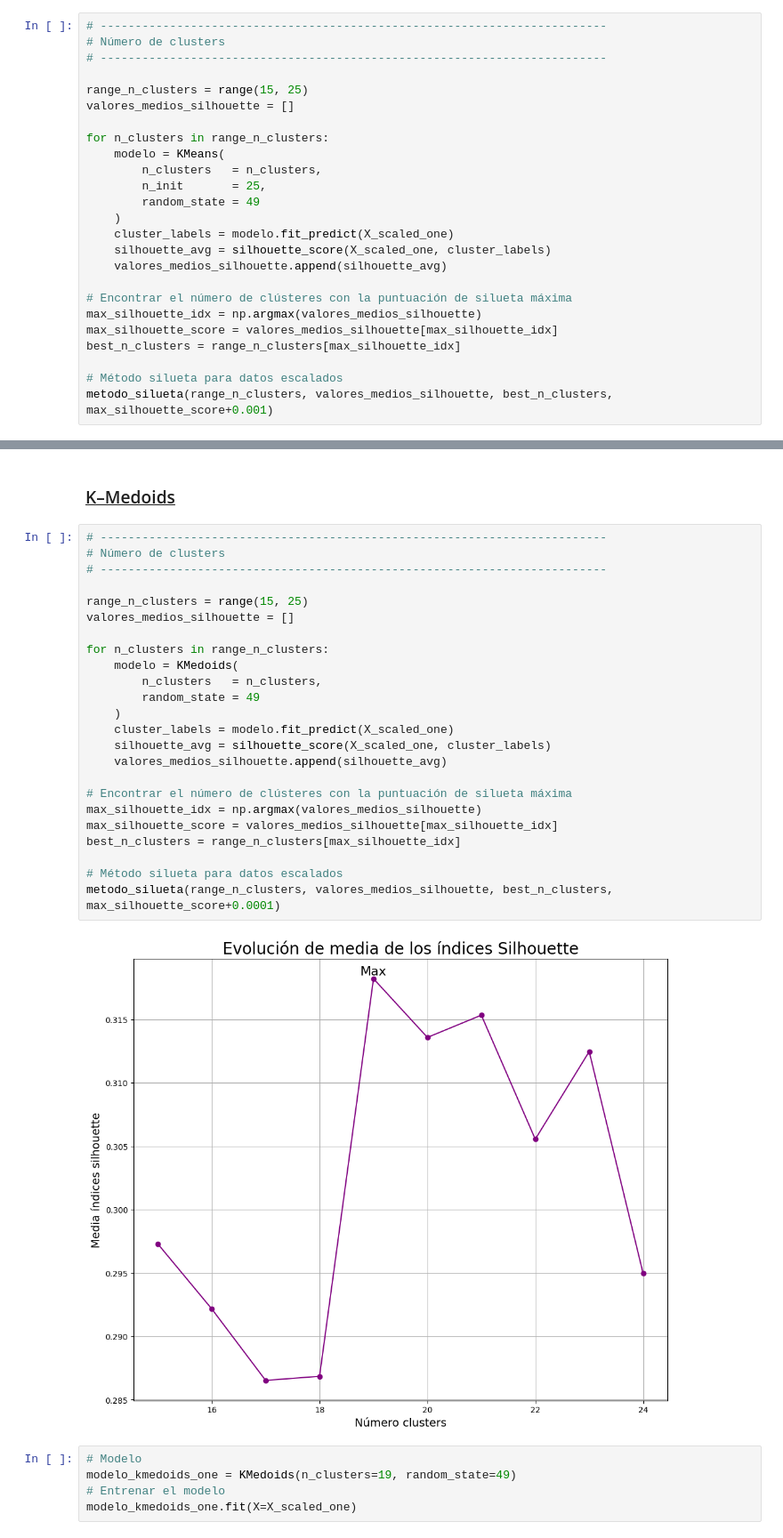
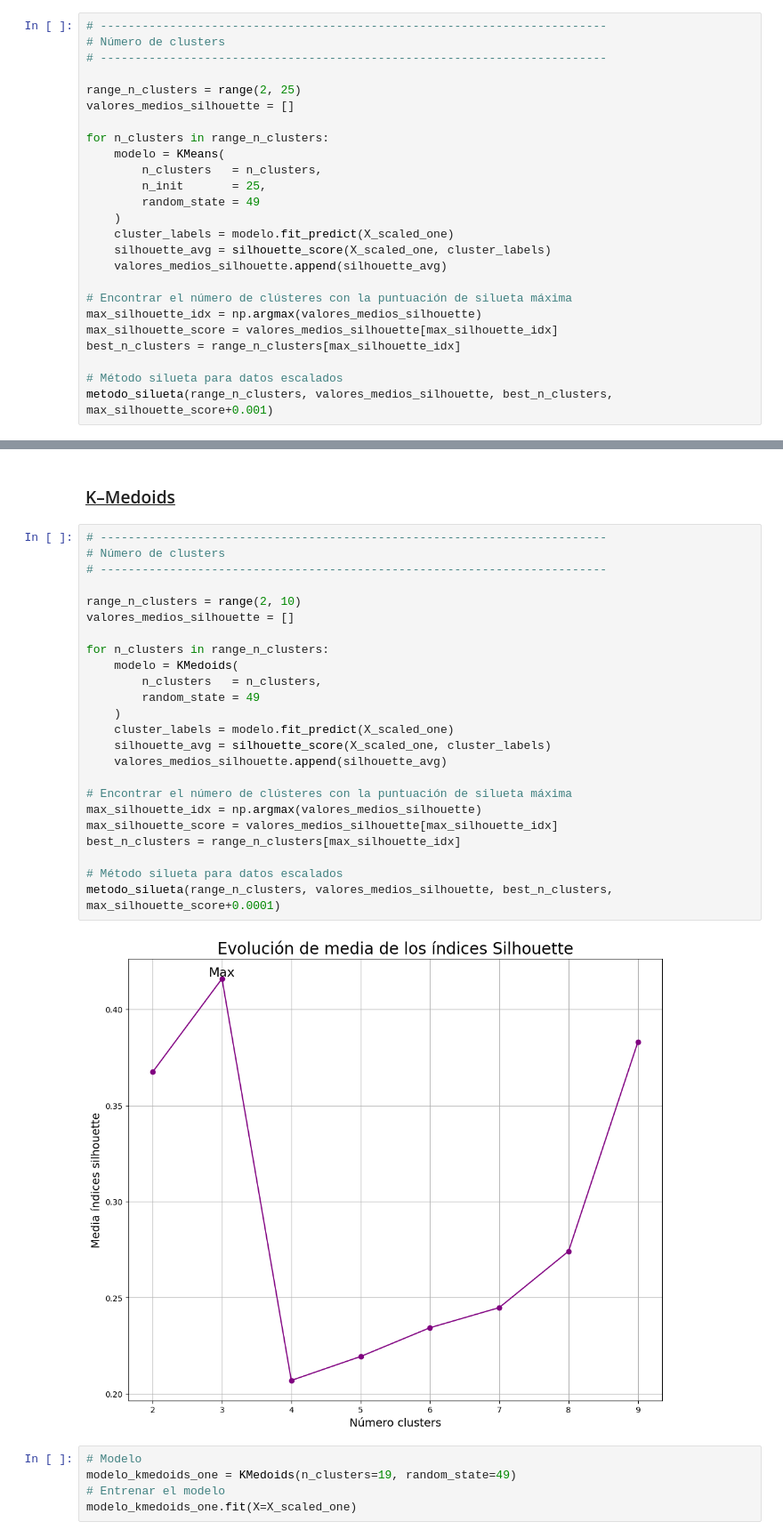
Before and after one commit to celiiaaa/Star_Classification_Clustering, a Jupyter notebook: main.ipynb, the cells around one changed output, grey strips where cells are left out. Shown at 89% size. Drawn from its saved outputs; the diff is of its cells as text.

```diff
--- a/main.ipynb
+++ b/main.ipynb
@@ -399,7 +436,7 @@ El primer algoritmo que vamos a realizar es el `KMeans`. Utilizaremos el de *SKl
 # Número de clusters
 # -------------------------------------------------------------------------
 
-range_n_clusters = range(15, 25)
+range_n_clusters = range(2, 25)
 valores_medios_silhouette = []
 
 for n_clusters in range_n_clusters:
@@ -439,29 +476,29 @@ y_pred = modelo_kmeans_one.fit_predict(X_scaled_one)
 # %%
 # -------------------------------------------------------------------------
 # Número de clusters
 # -------------------------------------------------------------------------
 
-range_n_clusters = range(15, 25)
+range_n_clusters = range(2, 10)
 valores_medios_silhouette = []
 
 for n_clusters in range_n_clusters:
     modelo = KMedoids(
         n_clusters   = n_clusters,
         random_state = 49
     )
     cluster_labels = modelo.fit_predict(X_scaled_one)
     silhouette_avg = silhouette_score(X_scaled_one, cluster_labels)
     valores_medios_silhouette.append(silhouette_avg)
 
 # Encontrar el número de clústeres con la puntuación de silueta máxima
 max_silhouette_idx = np.argmax(valores_medios_silhouette)
 max_silhouette_score = valores_medios_silhouette[max_silhouette_idx]
 best_n_clusters = range_n_clusters[max_silhouette_idx]
 
 # Método silueta para datos escalados
 metodo_silueta(range_n_clusters, valores_medios_silhouette, best_n_clusters, max_silhouette_score+0.0001)
 # %% [output]
-[figure, old version]
+[figure, new version]
 # %%
 # Modelo
 modelo_kmedoids_one = KMedoids(n_clusters=19, random_state=49)
```
Also changed, not shown: parts of 16 cells of this notebook.
